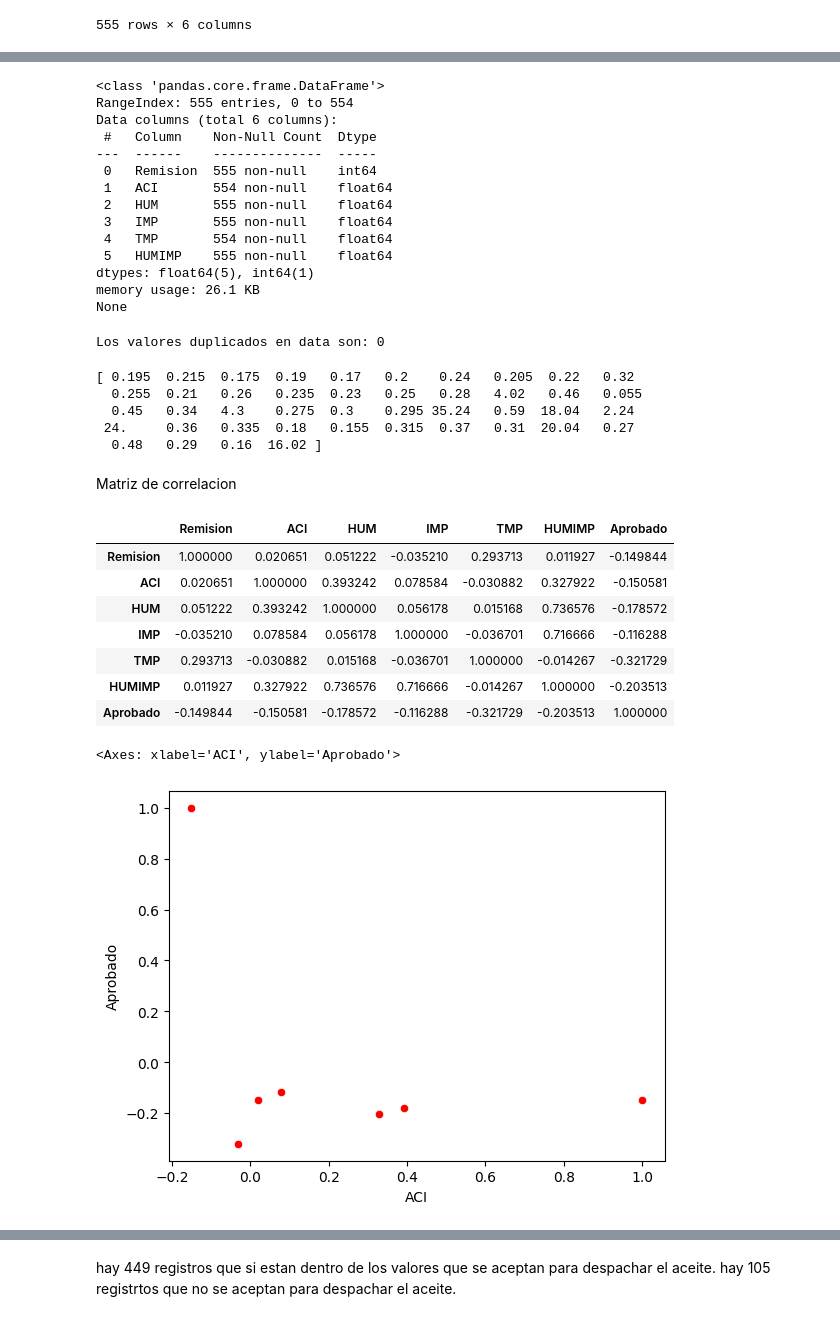
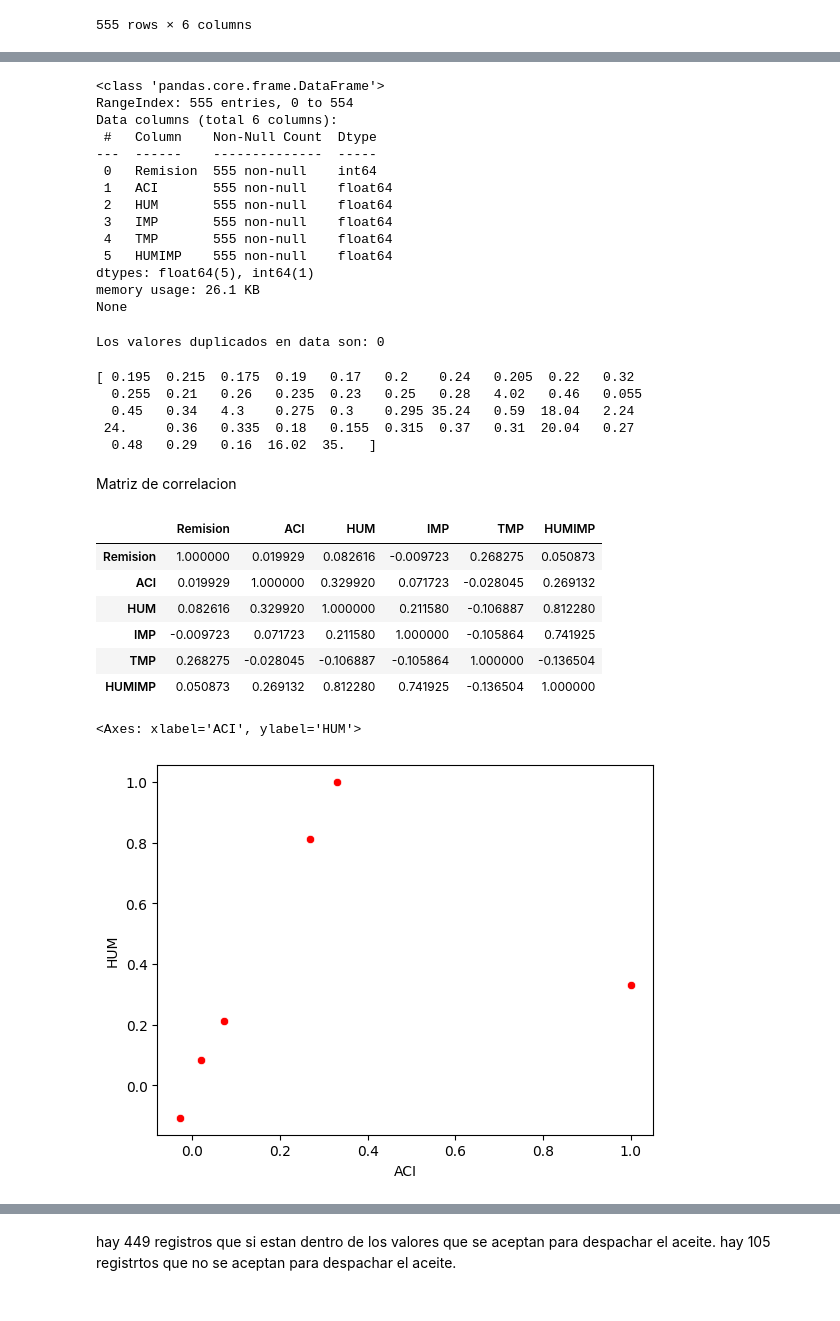
Before and after one commit to claudia-pixel/taller1, a Jupyter notebook: AnalisisBivariado.ipynb, the cells around one changed output, grey strips where cells are left out. Drawn from its saved outputs; the diff is of its cells as text; code cells hidden in the pictures.

```diff
--- a/AnalisisBivariado.ipynb
+++ b/AnalisisBivariado.ipynb
@@ -79,3 +78,6 @@ data
 | 553 | 558 | 2.46 | 0.22 | 0.03 | 42.0 | 0.25 |
 | 554 | 564 | NaN | 23 | 12 | NaN | 35 |
 555 rows × 6 columns
+# %%
+data.fillna(0, inplace = True) #reemplazar por 0 NaN
+data
@@ -92,10 +108,10 @@ Data columns (total 6 columns):
  #   Column    Non-Null Count  Dtype
 ---  ------    --------------  -----
  0   Remision  555 non-null    int64
- 1   ACI       554 non-null    float64
+ 1   ACI       555 non-null    float64
  2   HUM       555 non-null    float64
  3   IMP       555 non-null    float64
- 4   TMP       554 non-null    float64
+ 4   TMP       555 non-null    float64
  5   HUMIMP    555 non-null    float64
 dtypes: float64(5), int64(1)
 memory usage: 26.1 KB
@@ -111,22 +127,21 @@ print(data['HUMIMP'].unique())
   0.255  0.21   0.26   0.235  0.23   0.25   0.28   4.02   0.46   0.055
   0.45   0.34   4.3    0.275  0.3    0.295 35.24   0.59  18.04   2.24
  24.     0.36   0.335  0.18   0.155  0.315  0.37   0.31  20.04   0.27
-  0.48   0.29   0.16  16.02 ]
+  0.48   0.29   0.16  16.02  35.   ]
 # %% [markdown]
 Matriz de correlacion
 # %%
 data.corr()
 # %% [output]
-|  | Remision | ACI | HUM | IMP | TMP | HUMIMP | Aprobado |
-| Remision | 1.000000 | 0.020651 | 0.051222 | -0.035210 | 0.293713 | 0.011927 | -0.149844 |
-| ACI | 0.020651 | 1.000000 | 0.393242 | 0.078584 | -0.030882 | 0.327922 | -0.150581 |
-| HUM | 0.051222 | 0.393242 | 1.000000 | 0.056178 | 0.015168 | 0.736576 | -0.178572 |
-| IMP | -0.035210 | 0.078584 | 0.056178 | 1.000000 | -0.036701 | 0.716666 | -0.116288 |
-| TMP | 0.293713 | -0.030882 | 0.015168 | -0.036701 | 1.000000 | -0.014267 | -0.321729 |
-| HUMIMP | 0.011927 | 0.327922 | 0.736576 | 0.716666 | -0.014267 | 1.000000 | -0.203513 |
-| Aprobado | -0.149844 | -0.150581 | -0.178572 | -0.116288 | -0.321729 | -0.203513 | 1.000000 |
+|  | Remision | ACI | HUM | IMP | TMP | HUMIMP |
+| Remision | 1.000000 | 0.019929 | 0.082616 | -0.009723 | 0.268275 | 0.050873 |
+| ACI | 0.019929 | 1.000000 | 0.329920 | 0.071723 | -0.028045 | 0.269132 |
+| HUM | 0.082616 | 0.329920 | 1.000000 | 0.211580 | -0.106887 | 0.812280 |
+| IMP | -0.009723 | 0.071723 | 0.211580 | 1.000000 | -0.105864 | 0.741925 |
+| TMP | 0.268275 | -0.028045 | -0.106887 | -0.105864 | 1.000000 | -0.136504 |
+| HUMIMP | 0.050873 | 0.269132 | 0.812280 | 0.741925 | -0.136504 | 1.000000 |
 # %%
-sns.scatterplot(data.corr(), x='ACI', y='Aprobado', color='red')
+sns.scatterplot(data.corr(), x='ACI', y='HUM', color='red')
 # %% [output]
-<Axes: xlabel='ACI', ylabel='Aprobado'>
+<Axes: xlabel='ACI', ylabel='HUM'>
-[figure, old version]
+[figure, new version]
```
Also changed, not shown: parts of 25 cells of this notebook.
